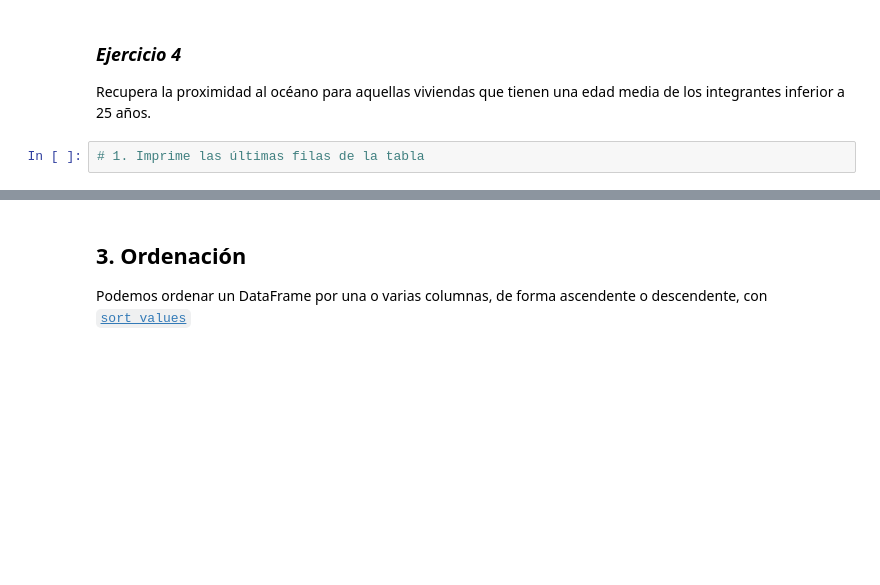
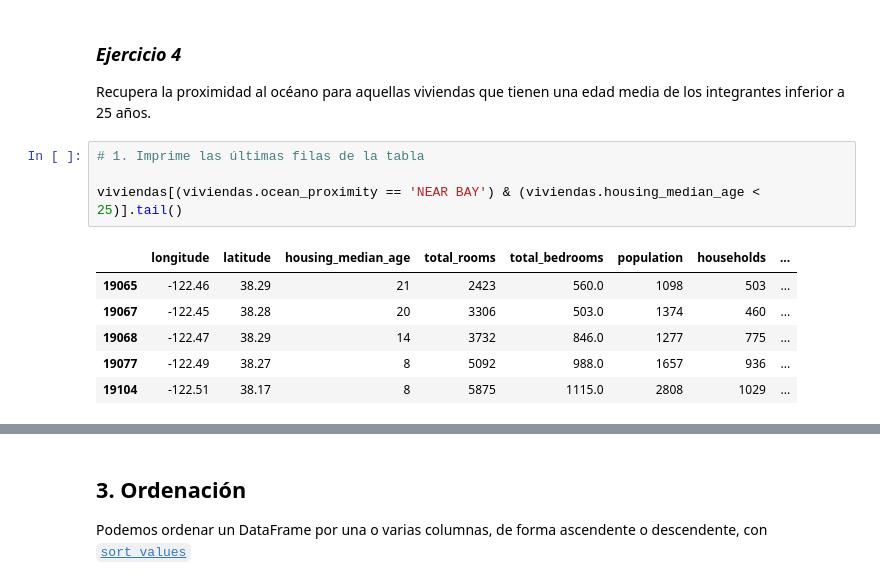
Before and after one commit to Angelmbx/Machine-Learing, a Jupyter notebook: UD1/02_Data_Analisis_Pandas.ipynb, the cells around one changed output, grey strips where cells are left out. Drawn from its saved outputs; the diff is of its cells as text; blank space fills up the shorter version.

```diff
--- a/UD1/02_Data_Analisis_Pandas.ipynb
+++ b/UD1/02_Data_Analisis_Pandas.ipynb
@@ -227,5 +295,14 @@ viviendas[(viviendas.ocean_proximity == 'NEAR BAY') & (viviendas.households > 20
 Recupera la proximidad al océano para aquellas viviendas que tienen una edad media de los integrantes inferior a 25 años.
 # %%
 # 1. Imprime las últimas filas de la tabla
+
+viviendas[(viviendas.ocean_proximity == 'NEAR BAY') & (viviendas.housing_median_age < 25)].tail()
+# %% [output]
+|  | longitude | latitude | housing_median_age | total_rooms | total_bedrooms | population | households | ... |
+| 19065 | -122.46 | 38.29 | 21 | 2423 | 560.0 | 1098 | 503 | ... |
+| 19067 | -122.45 | 38.28 | 20 | 3306 | 503.0 | 1374 | 460 | ... |
+| 19068 | -122.47 | 38.29 | 14 | 3732 | 846.0 | 1277 | 775 | ... |
+| 19077 | -122.49 | 38.27 | 8 | 5092 | 988.0 | 1657 | 936 | ... |
+| 19104 | -122.51 | 38.17 | 8 | 5875 | 1115.0 | 2808 | 1029 | ... |
 # %%
 # 2. Haz el filtro. Una vez hecho, saca solo la columna distrito
```
Also changed, not shown: parts of 12 cells of this notebook.
